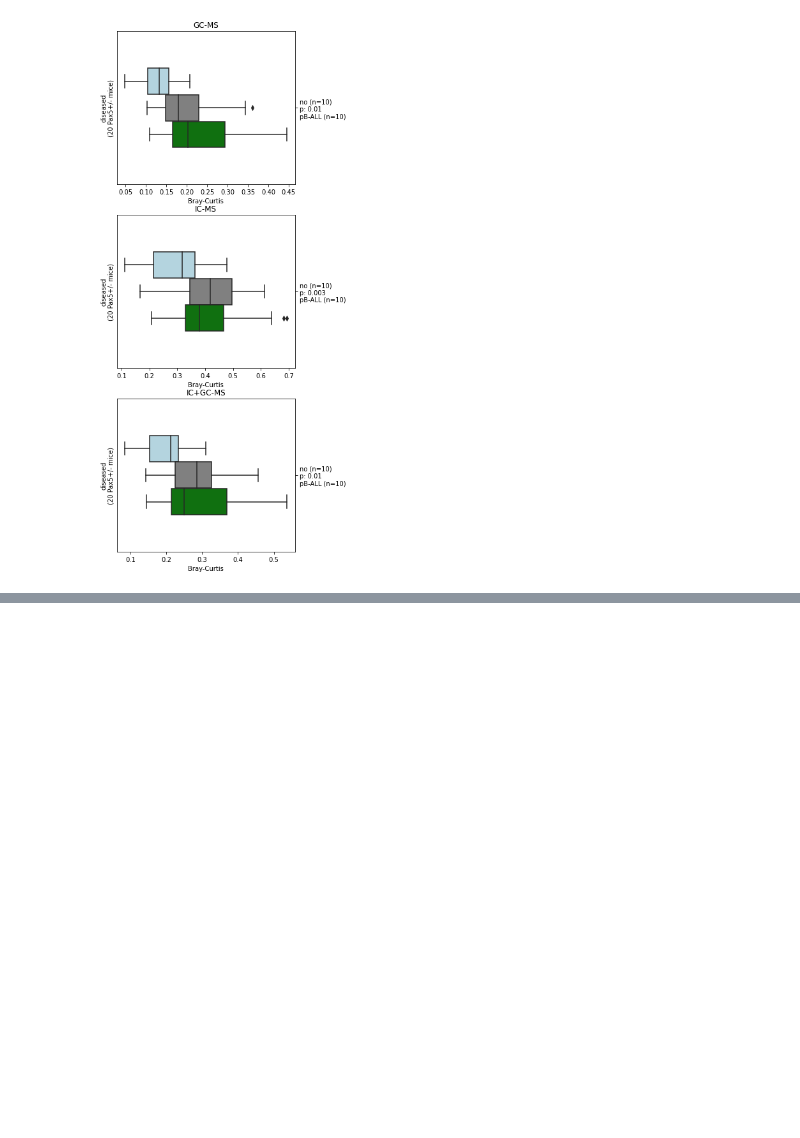
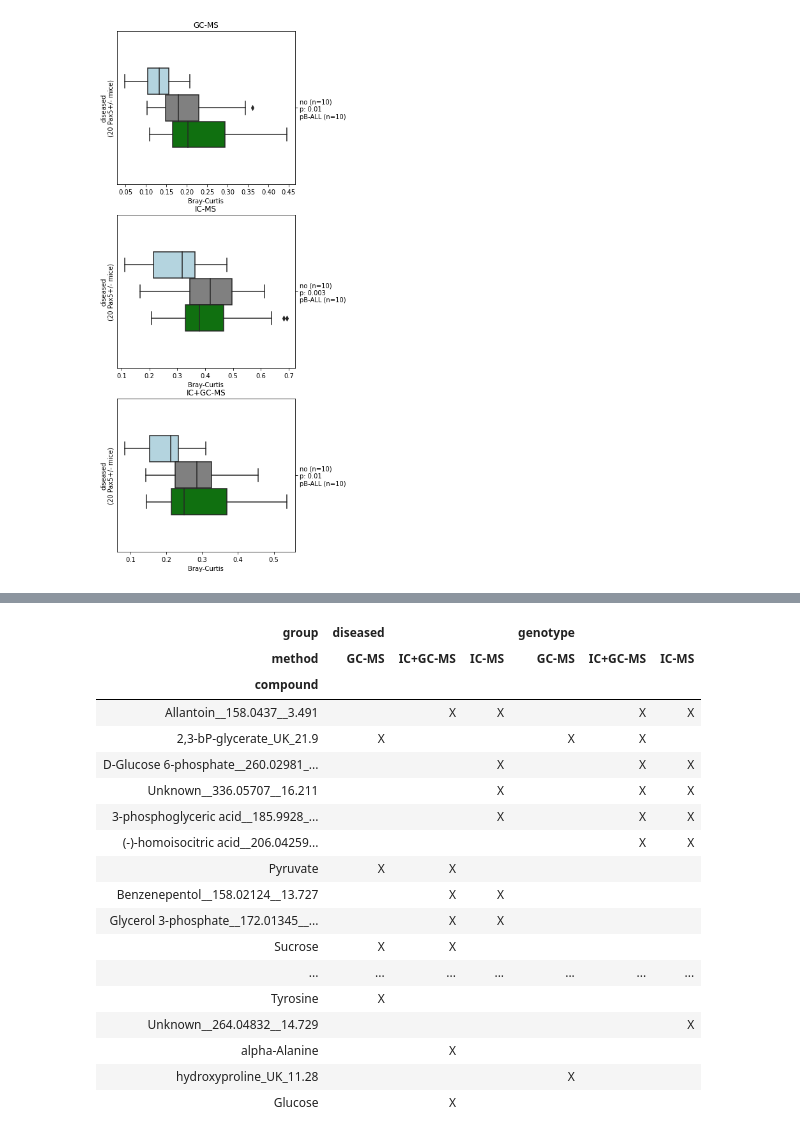
Before and after one commit to jlab/microbiome_pax5, a Jupyter notebook: Joint_3arms_etv6runx1/pax_metabolome.ipynb, the cells around one changed output, grey strips where cells are left out. Cells and saved outputs as stored; diff of their text form; code cells hidden in the pictures; blank space fills up the shorter version.

```diff
--- a/Joint_3arms_etv6runx1/pax_metabolome.ipynb
+++ b/Joint_3arms_etv6runx1/pax_metabolome.ipynb
@@ -301,2 +302,27 @@ https://pandas.pydata.org/pandas-docs/stable/user_guide/indexing.html#deprecate-
 [figure]
 [figure]
+# %%
+list_compounds = pd.pivot_table(data=pd.DataFrame(found_compounds), index=('group', 'method'), columns='compound', values='found').T
+list_compounds = list_compounds.loc[list_compounds.sum(axis=1).sort_values(ascending=False).index,:].applymap(lambda x: '' if np.isnan(x) else 'X')
+list_compounds.to_excel('found_compunds.xlsx')
+list_compounds
+# %% [output]
+| group | diseased |  |  | genotype |  |  |
+| method | GC-MS | IC+GC-MS | IC-MS | GC-MS | IC+GC-MS | IC-MS |
+| compound |  |  |  |  |  |  |
+| Allantoin__158.0437__3.491 |  | X | X |  | X | X |
+| 2,3-bP-glycerate_UK_21.9 | X |  |  | X | X |  |
+| D-Glucose 6-phosphate__260.02981_... |  |  | X |  | X | X |
+| Unknown__336.05707__16.211 |  |  | X |  | X | X |
+| 3-phosphoglyceric acid__185.9928_... |  |  | X |  | X | X |
+| (-)-homoisocitric acid__206.04259... |  |  |  |  | X | X |
+| Pyruvate | X | X |  |  |  |  |
+| Benzenepentol__158.02124__13.727 |  | X | X |  |  |  |
+| Glycerol 3-phosphate__172.01345__... |  | X | X |  |  |  |
+| Sucrose | X | X |  |  |  |  |
+| ... | ... | ... | ... | ... | ... | ... |
+| Tyrosine | X |  |  |  |  |  |
+| Unknown__264.04832__14.729 |  |  |  |  |  | X |
+| alpha-Alanine |  | X |  |  |  |  |
+| hydroxyproline_UK_11.28 |  |  |  | X |  |  |
+| Glucose |  | X |  |  |  |  |
```
Also changed, not shown: parts of 2 cells of this notebook.
